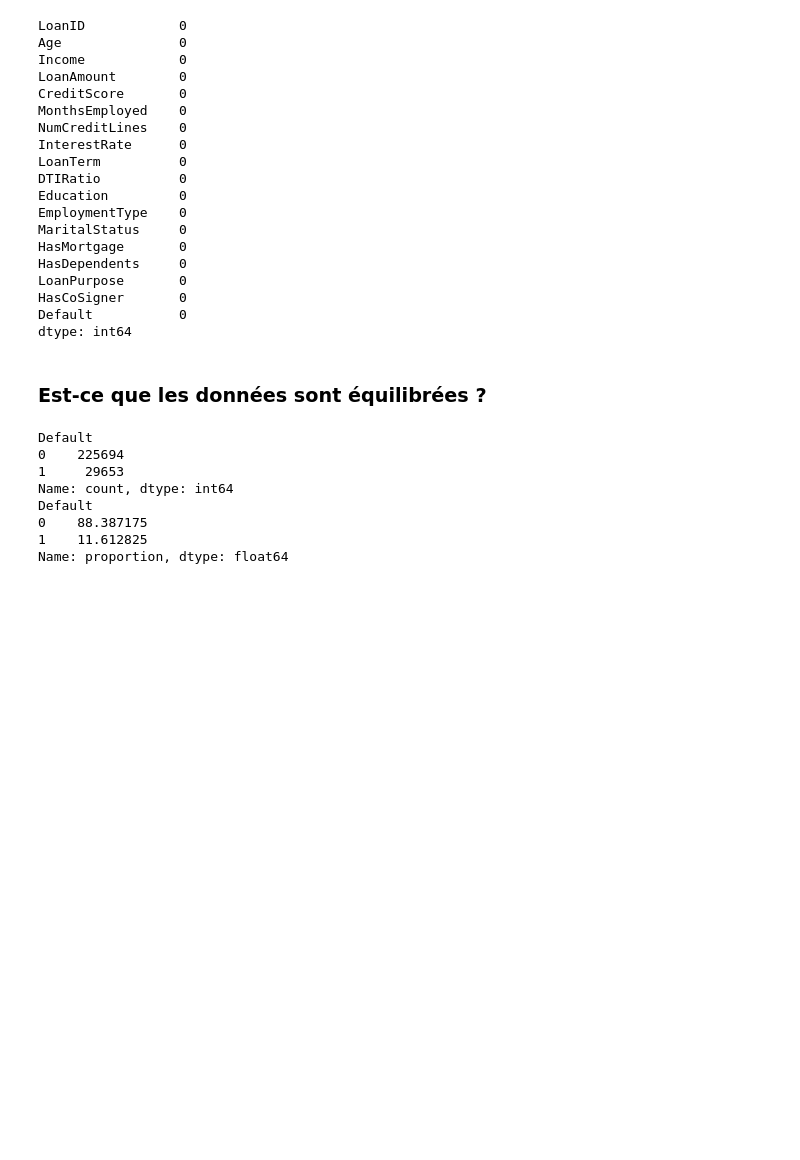
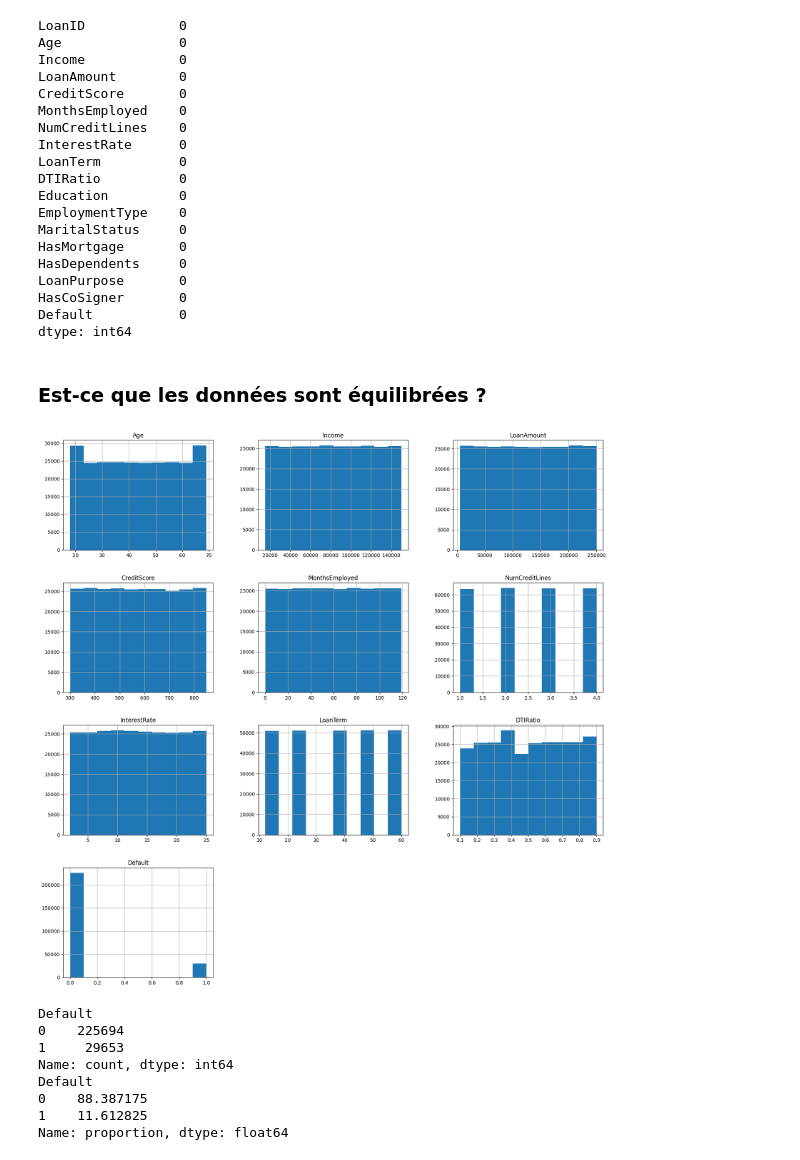
Before and after one commit to Patricia-Koto/sda_ML, a Jupyter notebook: loan_credit.ipynb, the cells around one changed output. Drawn from its saved outputs; the diff is of its cells as text; code cells hidden in the pictures; blank space fills up the shorter version.

```diff
--- a/loan_credit.ipynb
+++ b/loan_credit.ipynb
@@ -150,6 +149,10 @@ Default           0
 dtype: int64
 # %% [markdown]
 ### Est-ce que les données sont équilibrées ?
+# %%
+df.hist(figsize=(20, 20));
+# %% [output]
+[figure, added]
 # %%
 # Comptage des classes
 print(df["Default"].value_counts())
```
Also changed, not shown: parts of 17 cells of this notebook.
